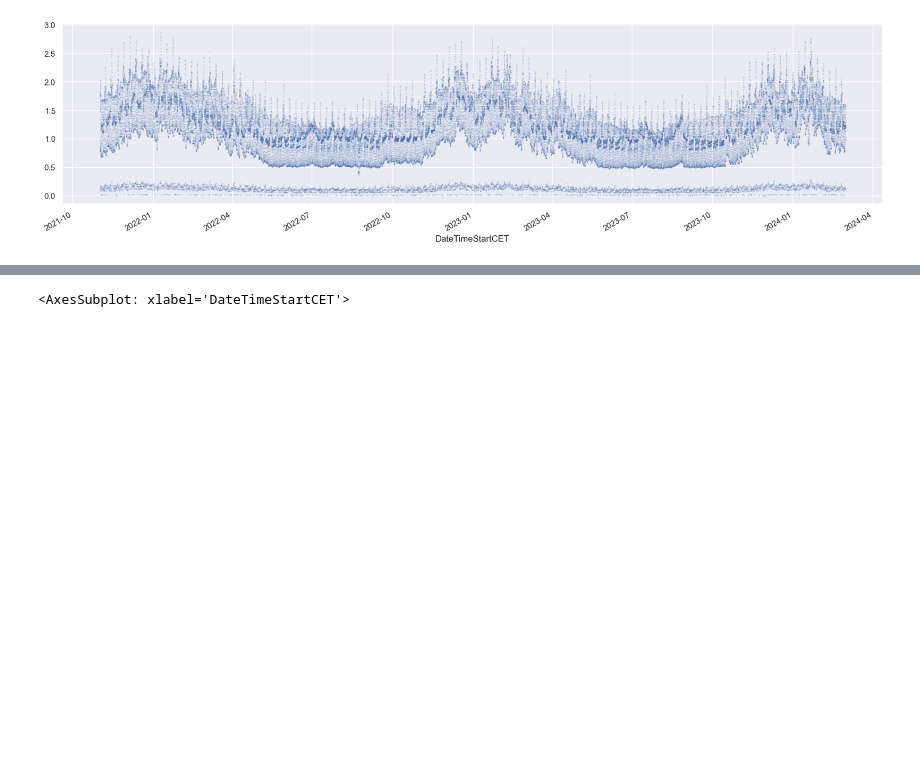
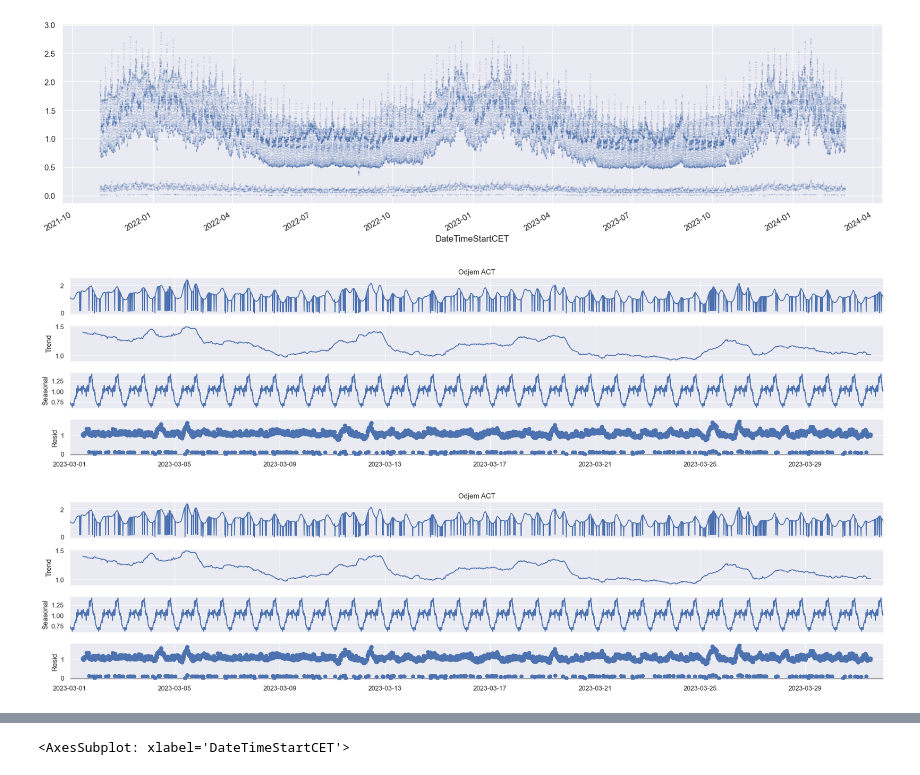
Before and after one commit to karolina-sa/Matematika-z-racunalnikom-projekt, a Jupyter notebook: analiza_casovne_vrste.ipynb, the cells around one changed output, grey strips where cells are left out. Saved outputs shown, nothing was run; the diff lists cells and outputs as text; code cells hidden in the pictures; blank space fills up the shorter version.

```diff
--- a/analiza_casovne_vrste.ipynb
+++ b/analiza_casovne_vrste.ipynb
@@ -60,6 +61,16 @@ podatki['Odjem ACT'].plot(marker='.', alpha=0.5, linestyle='None', ms=0.5)
 # %% [output]
 <AxesSubplot: xlabel='DateTimeStartCET'>
 [figure]
+# %%
+from statsmodels.tsa.seasonal import seasonal_decompose
+
+podatki_dec = podatki['Odjem ACT']
+podatki_dec
+decomp = seasonal_decompose(podatki.loc['2023-03', 'Odjem ACT'], model='multiplicative', period=96)
+decomp.plot()
+# %% [output]
+[figure, added]
+[figure, added]
 # %%
 # opazke:
 # - poraba je večja v zimskih mesecih
```
Also changed, not shown: parts of 15 cells of this notebook.
